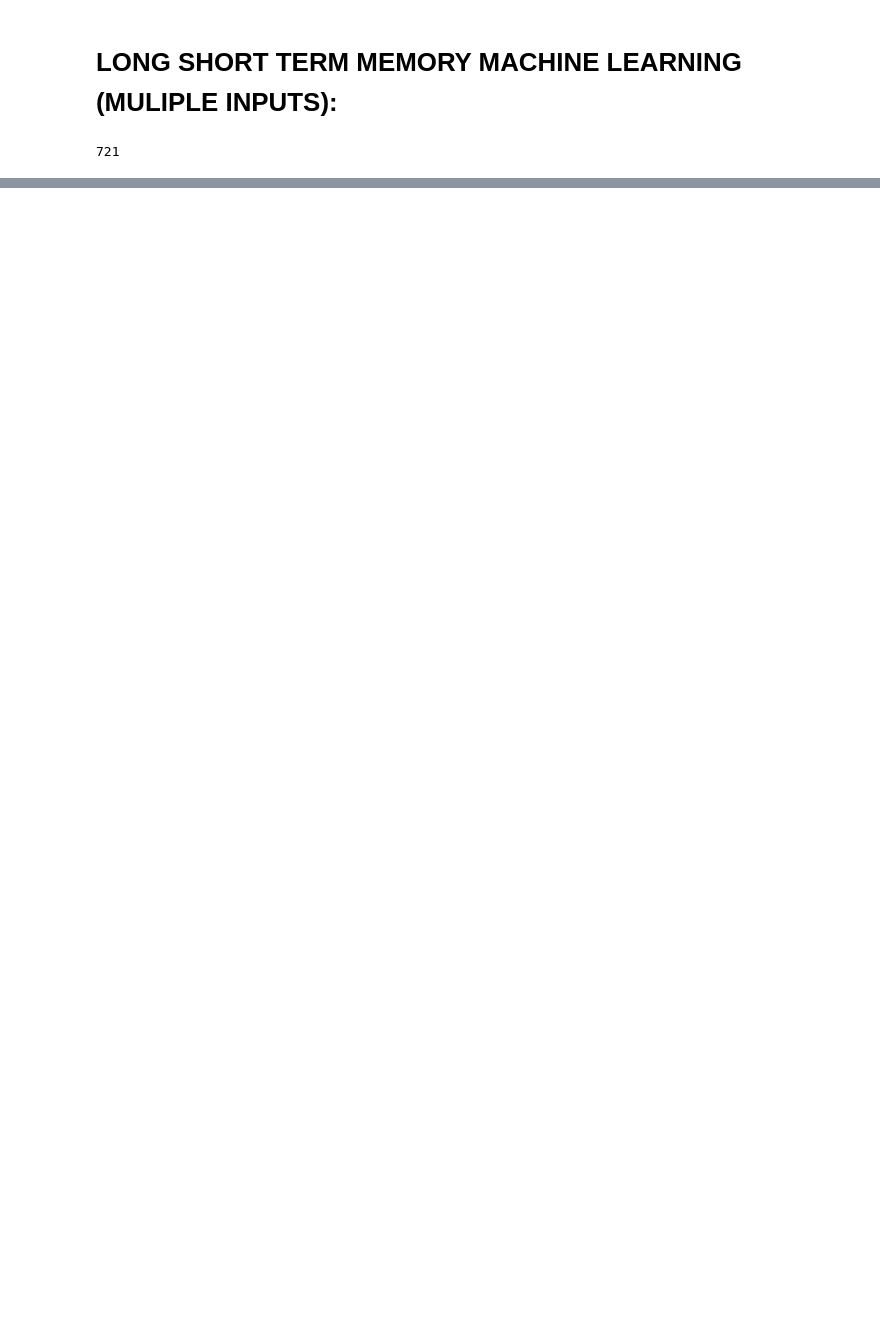
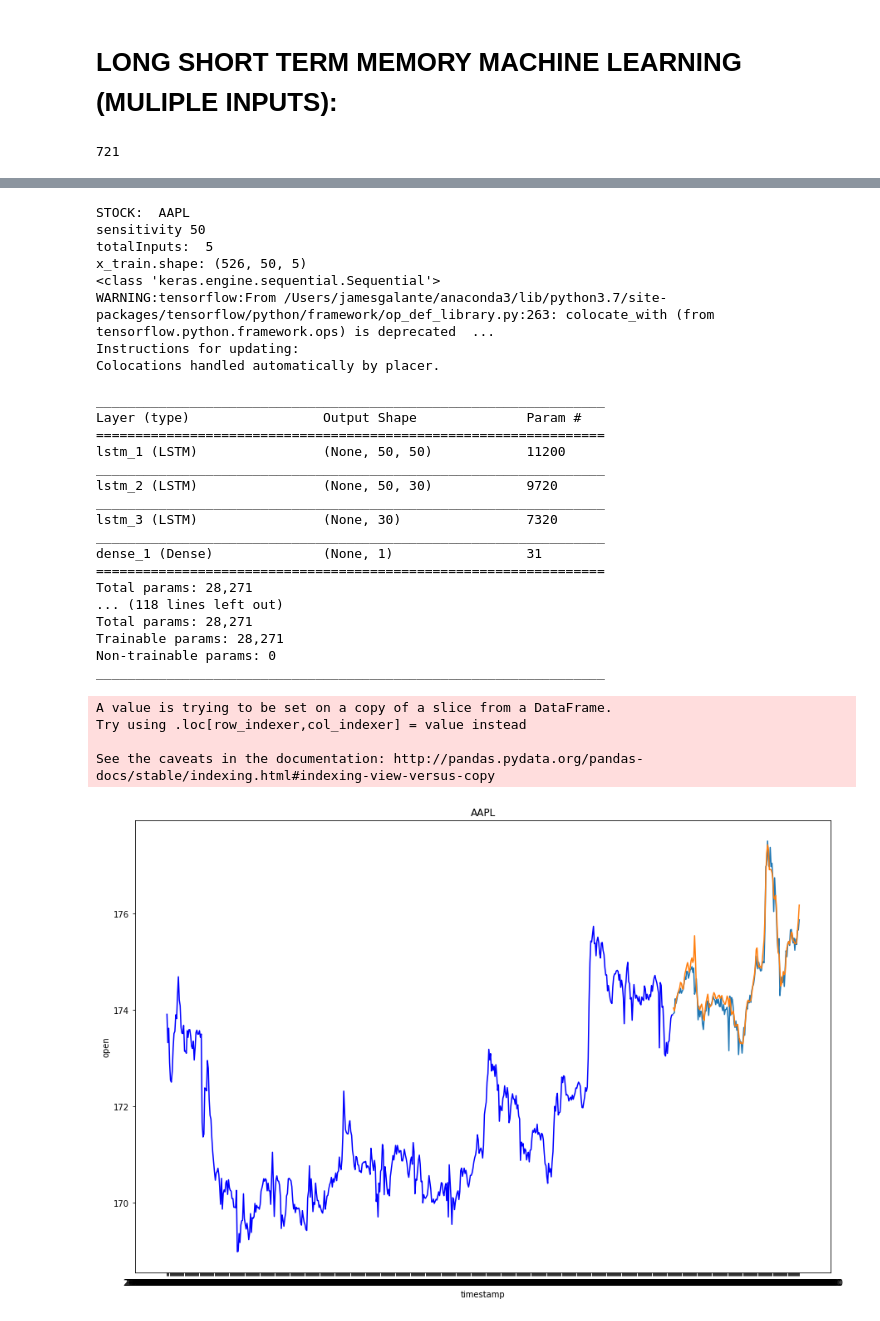
Before and after one commit to Galante97/Uptick, a Jupyter notebook: AI/OrganizedPredictions.ipynb, the cells around one changed output, grey strips where cells are left out. Cells and saved outputs as stored; diff of their text form; code cells hidden in the pictures; blank space fills up the shorter version.

```diff
--- a/AI/OrganizedPredictions.ipynb
+++ b/AI/OrganizedPredictions.ipynb
@@ -551,0 +519,26 @@ NameError: name 'x_test' is not defined
+# %%
+def determine_ticker(ticker):
+    if (ticker == 'AAPL'):
+        return df_AAPL
+    if (ticker == 'AMZN'):
+        return df_AMZN
+    if (ticker == 'CSCO'):
+        return df_CSCO
+    if (ticker == 'FB'):
+        return df_FB
+    if (ticker == 'GOOGL'):
+        return df_GOOGL
+    if (ticker == 'INTC'):
+        return df_INTC
+    if (ticker == 'MSFT'):
+        return df_MSFT
+    if (ticker == 'IBM'):
+        return df_IBM
+    if (ticker == 'ORCL'):
+        return df_ORCL
+    if (ticker == 'QCOM'):
+        return df_QCOM
+    if (ticker == 'TLSA'):
+        return df_TLSA
+    if (ticker == 'VZ'):
+        return df_VZ
@@ -551,0 +653,36 @@ NameError: name 'x_test' is not defined
+# %%
+LSTM_prediction_multi_precision3('AAPL', 50, ['open','close','low','high','volume'])
+
+
+#Stock OPTIONS: AAPL, AMZN, CSCO, FB, GOOGL,INTC, MSFT, IBM, ORCL, QCOM, TLSA, VZ
+# %% [output]
+STOCK:  AAPL
+sensitivity 50
+totalInputs:  5
+x_train.shape: (526, 50, 5)
+<class 'keras.engine.sequential.Sequential'>
+WARNING:tensorflow:From /Users/jamesgalante/anaconda3/lib/python3.7/site-packages/tensorflow/python/framework/op_def_library.py:263: colocate_with (from tensorflow.python.framework.ops) is deprecated  ...
+Instructions for updating:
+Colocations handled automatically by placer.
+_________________________________________________________________
+Layer (type)                 Output Shape              Param #
+=================================================================
+lstm_1 (LSTM)                (None, 50, 50)            11200
+_________________________________________________________________
+lstm_2 (LSTM)                (None, 50, 30)            9720
+_________________________________________________________________
+lstm_3 (LSTM)                (None, 30)                7320
+_________________________________________________________________
+dense_1 (Dense)              (None, 1)                 31
+=================================================================
+Total params: 28,271
+... (118 lines left out)
+Total params: 28,271
+Trainable params: 28,271
+Non-trainable params: 0
+_________________________________________________________________
+A value is trying to be set on a copy of a slice from a DataFrame.
+Try using .loc[row_indexer,col_indexer] = value instead
+
+See the caveats in the documentation: http://pandas.pydata.org/pandas-docs/stable/indexing.html#indexing-view-versus-copy
+[figure, added]
```
Also changed, not shown: parts of 10 cells of this notebook, 9 other files.
